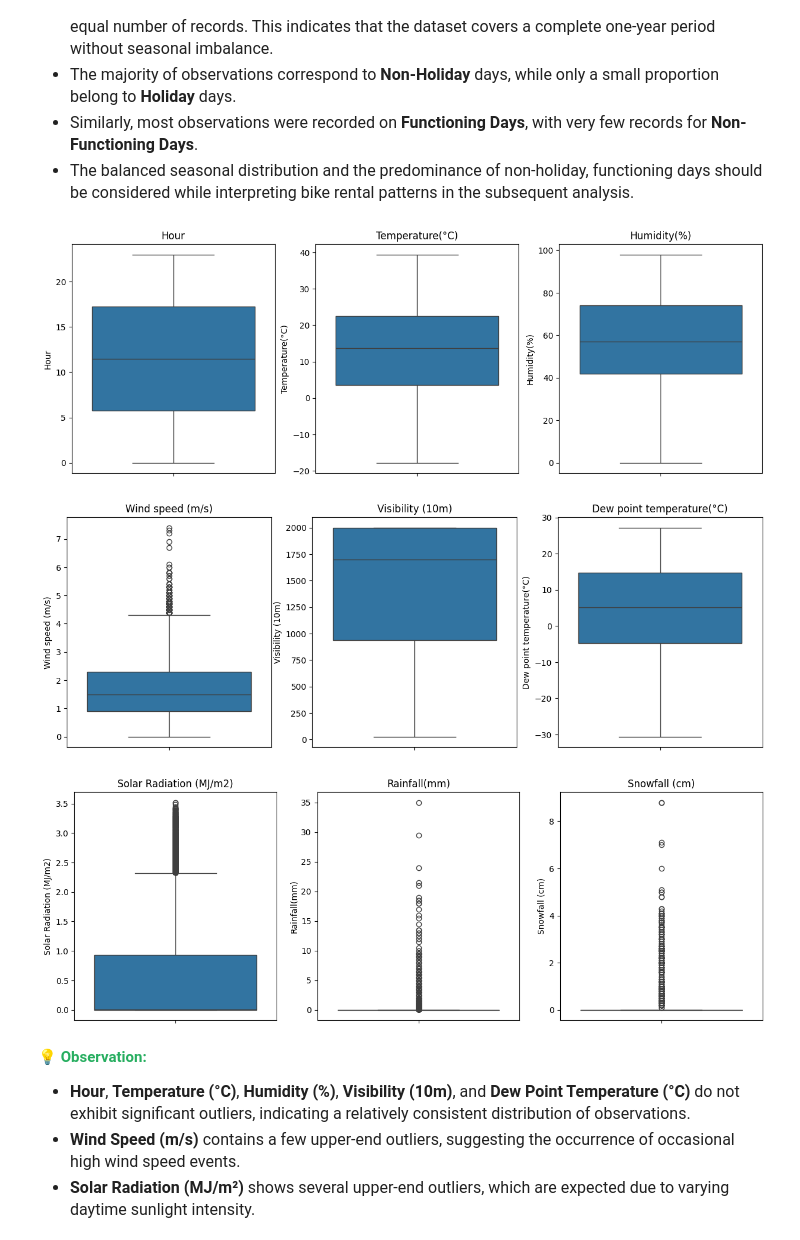
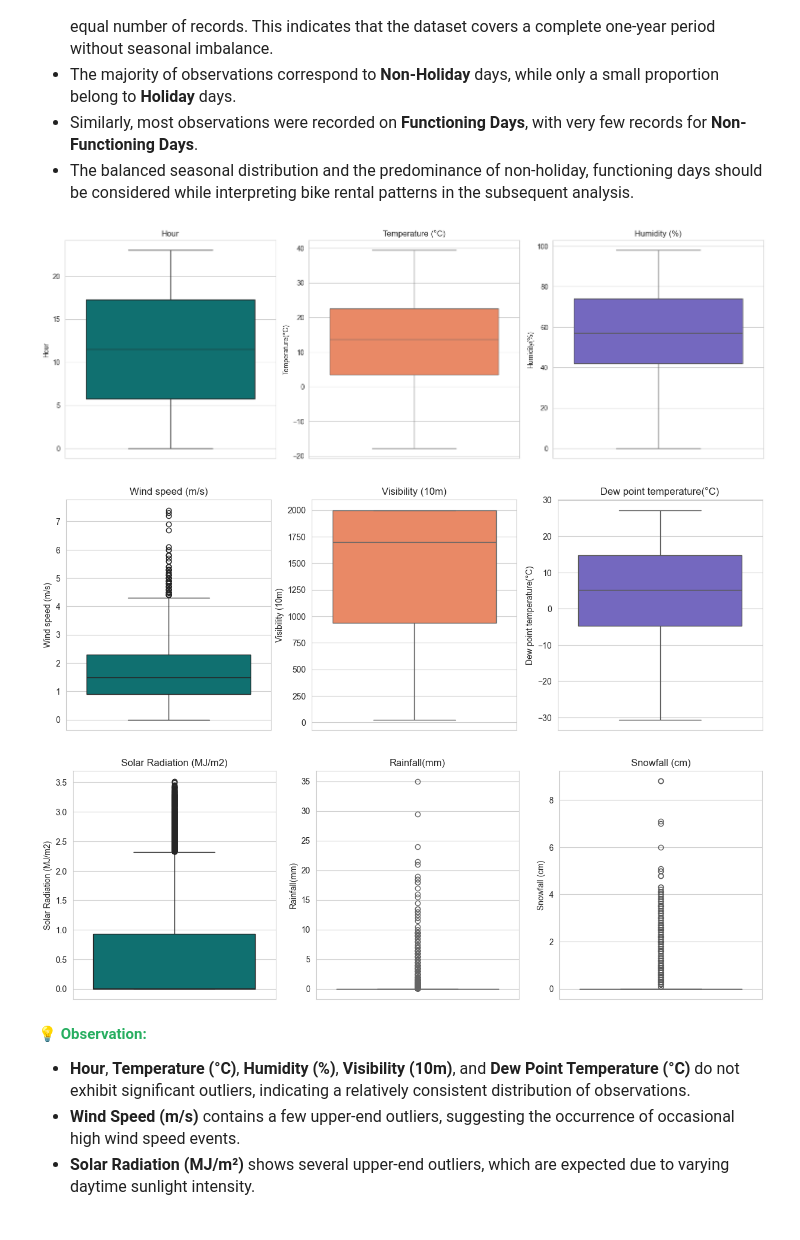
Before and after one commit to Apeetha-Srinivasan/Seoul_Rental_Bike_Sharing_Demand, a Jupyter notebook: main.ipynb, the cells around one changed output. Drawn from its saved outputs; the diff is of its cells as text; code cells hidden in the pictures.

```diff
--- a/main.ipynb
+++ b/main.ipynb
@@ -75,6 +75,11 @@ import pandas as pd
 import numpy as np
 import matplotlib.pyplot as plt
 import seaborn as sns
+
+# Professional style
+sns.set_style('whitegrid')
+# Colorful palette
+sns.set_palette('Set2')
 # %% [markdown]
 <h3 style="color:#2E86C1;">Loading Dataset</h3>
 # %%
@@ -532,53 +537,53 @@ plt.show()
     <li>The balanced seasonal distribution and the predominance of non-holiday, functioning days should be considered while interpreting bike rental patterns in the subsequent analysis.</li>
 </ul>
 # %%
-#box plots for Hour,Temperature(°C),Humidity(%) columns
+# Box plots for Hour, Temperature(°C), and Humidity(%) columns
 fig, axes = plt.subplots(nrows=1, ncols=3, figsize=(15,5))
-
-sns.boxplot(y=df['Hour'],ax=axes[0])
+# Hour
+sns.boxplot( y=df['Hour'], color='teal', ax=axes[0] )
 axes[0].set_title('Hour')
-
-sns.boxplot(y=df['Temperature(°C)'],ax=axes[1])
-axes[1].set_title('Temperature(°C)')
-
-sns.boxplot(df['Humidity(%)'],ax=axes[2])
-axes[2].set_title('Humidity(%)')
-
+# Temperature
+sns.boxplot( y=df['Temperature(°C)'], color='coral', ax=axes[1] )
+axes[1].set_title('Temperature (°C)')
+# Humidity
+sns.boxplot( y=df['Humidity(%)'], color='slateblue', ax=axes[2] )
+axes[2].set_title('Humidity (%)')
+plt.tight_layout()
 plt.show()
 # %% [output]
-[figure, old version]
+[figure, new version]
 # %%
 #box plots for Wind speed (m/s),Visibility (10m),Dew point temperature(°C) columns
 fig, axes = plt.subplots(nrows=1, ncols=3, figsize=(15,5))
 
-sns.boxplot(y=df['Wind speed (m/s)'],ax=axes[0])
+sns.boxplot(y=df['Wind speed (m/s)'], color='teal',ax=axes[0])
 axes[0].set_title('Wind speed (m/s)')
 
-sns.boxplot(y=df['Visibility (10m)'],ax=axes[1])
+sns.boxplot(y=df['Visibility (10m)'],color='coral',ax=axes[1])
 axes[1].set_title('Visibility (10m)')
 
-sns.boxplot(df['Dew point temperature(°C)'],ax=axes[2])
+sns.boxplot(y=df['Dew point temperature(°C)'],color='slateblue',ax=axes[2])
 axes[2].set_title('Dew point temperature(°C)')
 
 plt.show()
 # %% [output]
-[figure, old version]
+[figure, new version]
 # %%
 #box plots for Solar Radiation (MJ/m2),Rainfall(mm),Snowfall (cm) columns
 fig, axes = plt.subplots(nrows=1, ncols=3, figsize=(15,5))
 
-sns.boxplot(y=df['Solar Radiation (MJ/m2)'],ax=axes[0])
+sns.boxplot(y=df['Solar Radiation (MJ/m2)'],color='teal',ax=axes[0])
 axes[0].set_title('Solar Radiation (MJ/m2)')
 
-sns.boxplot(y=df['Rainfall(mm)'],ax=axes[1])
+sns.boxplot(y=df['Rainfall(mm)'],color='coral',ax=axes[1])
 axes[1].set_title('Rainfall(mm)')
 
-sns.boxplot(df['Snowfall (cm)'],ax=axes[2])
+sns.boxplot(y=df['Snowfall (cm)'],color='slateblue',ax=axes[2])
 axes[2].set_title('Snowfall (cm)')
 
 plt.show()
 # %% [output]
-[figure, old version]
+[figure, new version]
 # %% [markdown]
 <p><span style="color:#27AE60;"><b>💡 Observation:</b></span></p>
 
```
Also changed, not shown: parts of 17 cells of this notebook.
